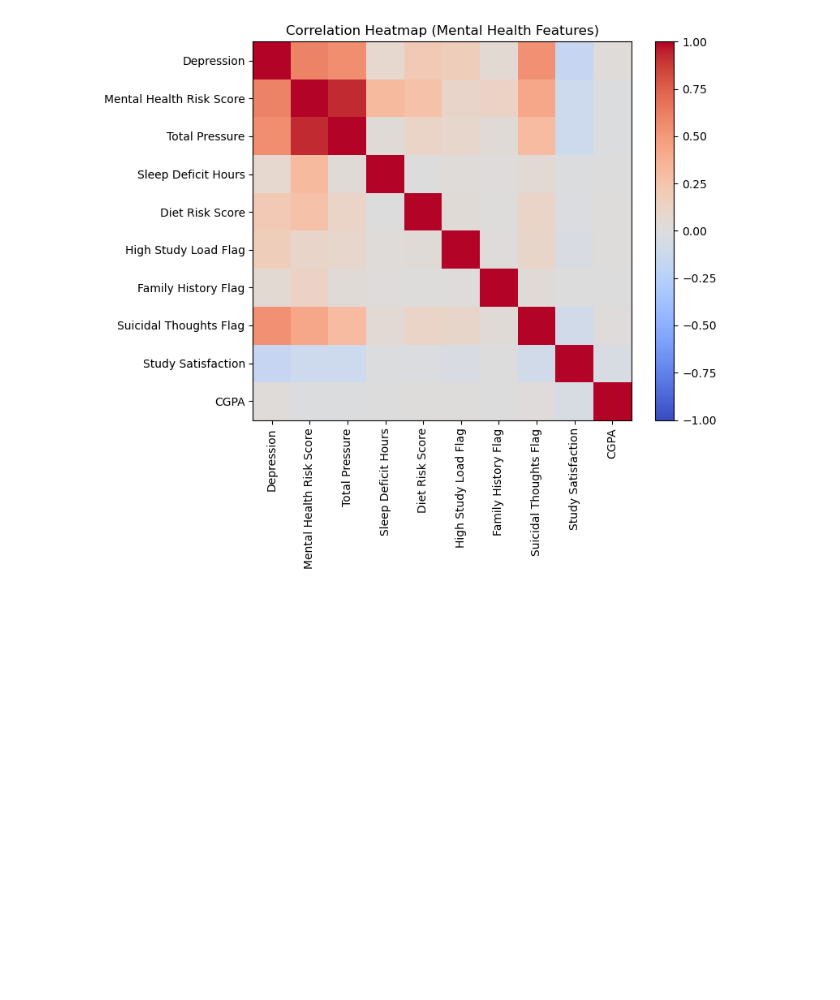
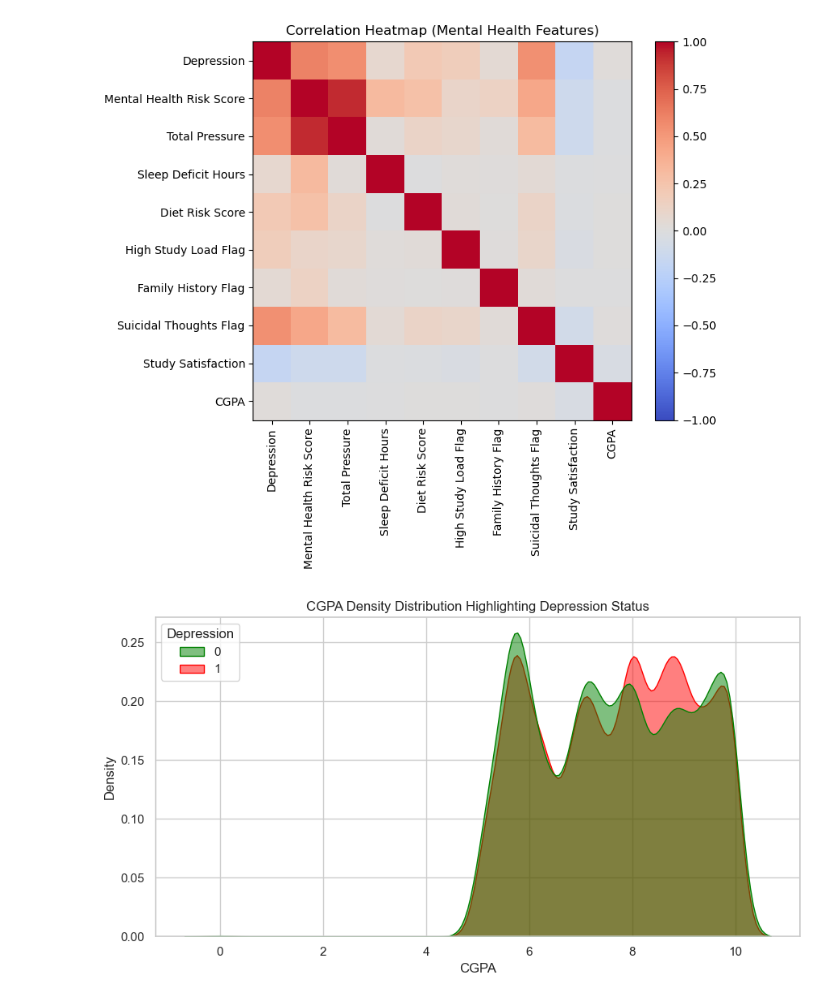
Before and after one commit to M-Sanjay-IND/student-depression-study-notebook, a Jupyter notebook: notebook.ipynb, the cells around one changed output. Saved outputs shown, nothing was run; the diff lists cells and outputs as text; code cells hidden in the pictures; blank space fills up the shorter version.

```diff
--- a/notebook.ipynb
+++ b/notebook.ipynb
@@ -331,3 +334,17 @@ plt.tight_layout()
 plt.show()
 # %% [output]
 [figure]
+# %%
+# 7) CGPA distribution analysis segmented by depression status
+sns.set_theme(style="whitegrid", palette="muted")
+
+# A. CGPA KDE Plot segmented by Depression
+plt.figure(figsize=(9, 5))
+sns.kdeplot(data=drep_df, x='CGPA', hue='Depression', fill=True, common_norm=False, palette={0: 'green', 1: 'red'}, alpha=0.5)
+plt.title('CGPA Density Distribution Highlighting Depression Status')
+plt.xlabel('CGPA')
+plt.ylabel('Density')
+plt.tight_layout()
+plt.show()
+# %% [output]
+[figure, added]
```
Also changed, not shown: parts of 5 cells of this notebook, 13 other files.
